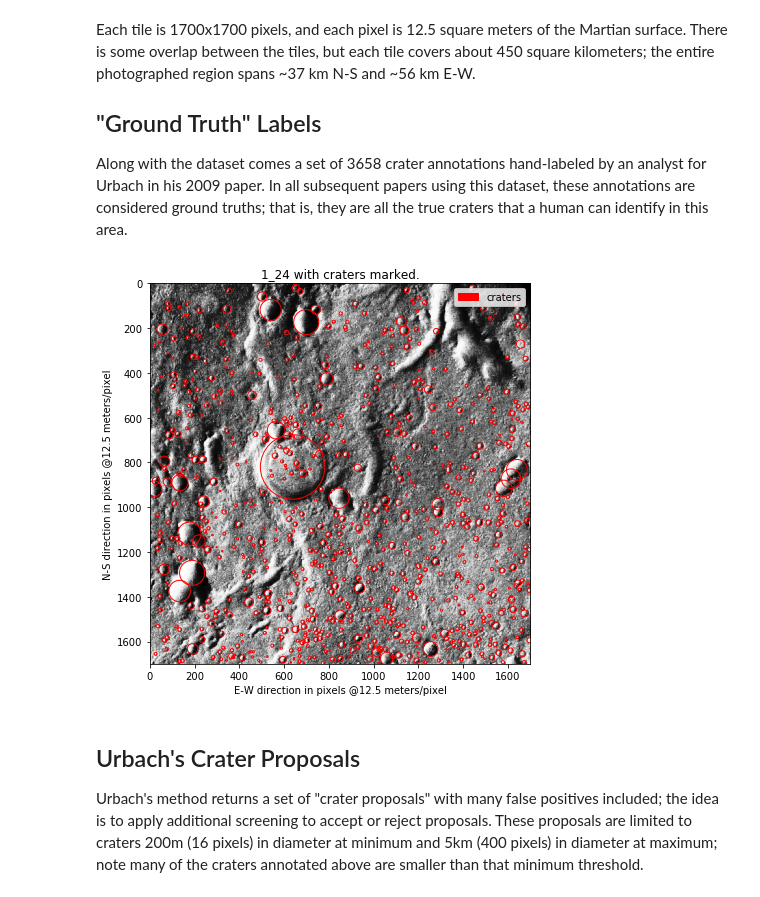
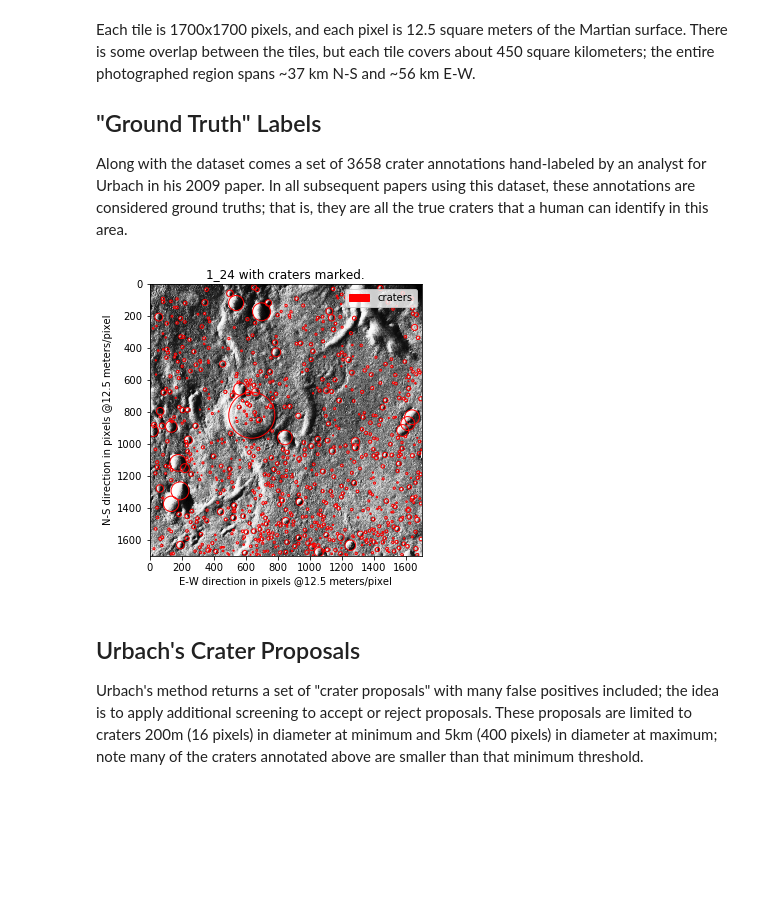
Before and after one commit to AlliedToasters/craters, a Jupyter notebook: proposal_draft.ipynb, the cells around one changed output. Drawn from its saved outputs; the diff is of its cells as text; code cells hidden in the pictures; blank space fills up the shorter version.

```diff
--- a/proposal_draft.ipynb
+++ b/proposal_draft.ipynb
@@ -58,12 +58,12 @@ Along with the dataset comes a set of 3658 crater annotations hand-labeled by an
 # %%
 demo_tile = '1_24'
 img = tiles[demo_tile]
-scale = .35
+scale = .25
 craters = all_craters[all_craters.tile==demo_tile]
 craters = {'craters': craters[['x', 'y', 'd']].values}
 plot_craters(img, craters, title='{} with craters marked.'.format(demo_tile), scale=scale)
 # %% [output]
-[figure, old version]
+[figure, new version]
 # %% [markdown]
 ## Urbach's Crater Proposals
 Urbach's method returns a set of "crater proposals" with many false positives included; the idea is to apply additional screening to accept or reject proposals. These proposals are limited to craters 200m (16 pixels) in diameter at minimum and 5km (400 pixels) in diameter at maximum; note many of the craters annotated above are smaller than that minimum threshold.
```
Also changed, not shown: parts of 2 cells of this notebook.
